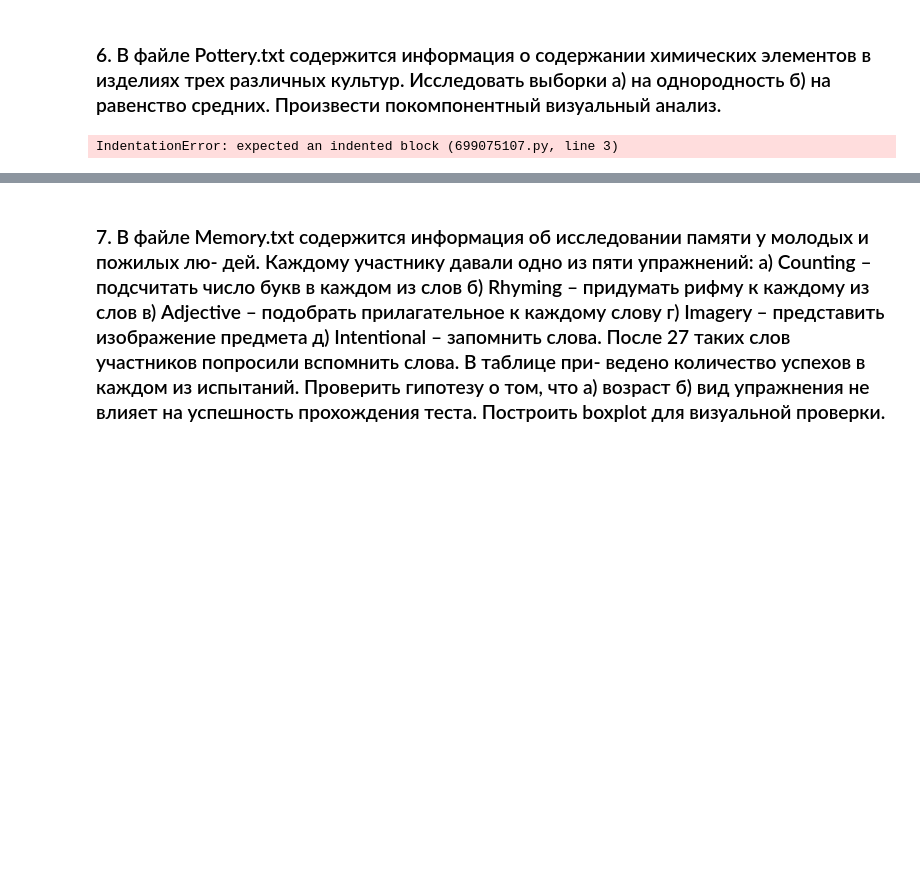
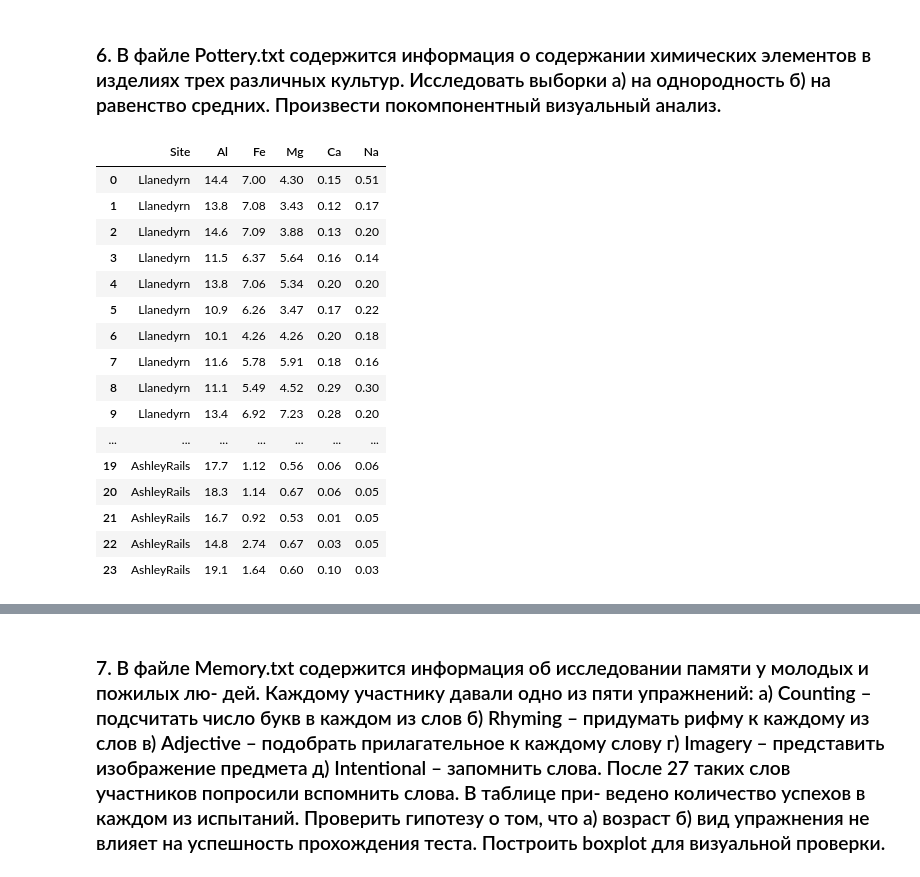
Before and after one commit to IvanBo4kov/data-analysis-fsr, a Jupyter notebook: homework_2/second2.ipynb, the cells around one changed output, grey strips where cells are left out. Drawn from its saved outputs; the diff is of its cells as text; code cells hidden in the pictures; blank space fills up the shorter version.

```diff
--- a/homework_2/second2.ipynb
+++ b/homework_2/second2.ipynb
@@ -207,7 +207,27 @@ print('4:', p_value4)
 # %% [markdown]
 ### 6. В файле Pottery.txt содержится информация о содержании химических элементов в изделиях трех различных культур. Исследовать выборки а) на однородность б) на равенство средних. Произвести покомпонентный визуальный анализ.
-# %%
-with open("Pottery.txt") as file:
-    for line in file:
-# %% [output]
-IndentationError: expected an indented block (699075107.py, line 3)
+# %%
+# сложный вариант
+
+import pandas as pd
+
+d = pd.read_csv("Pottery.txt", sep=" ")
+d
+# %% [output]
+|  | Site | Al | Fe | Mg | Ca | Na |
+| 0 | Llanedyrn | 14.4 | 7.00 | 4.30 | 0.15 | 0.51 |
+| 1 | Llanedyrn | 13.8 | 7.08 | 3.43 | 0.12 | 0.17 |
+| 2 | Llanedyrn | 14.6 | 7.09 | 3.88 | 0.13 | 0.20 |
+| 3 | Llanedyrn | 11.5 | 6.37 | 5.64 | 0.16 | 0.14 |
+| 4 | Llanedyrn | 13.8 | 7.06 | 5.34 | 0.20 | 0.20 |
+| 5 | Llanedyrn | 10.9 | 6.26 | 3.47 | 0.17 | 0.22 |
+| 6 | Llanedyrn | 10.1 | 4.26 | 4.26 | 0.20 | 0.18 |
+| 7 | Llanedyrn | 11.6 | 5.78 | 5.91 | 0.18 | 0.16 |
+| 8 | Llanedyrn | 11.1 | 5.49 | 4.52 | 0.29 | 0.30 |
+| 9 | Llanedyrn | 13.4 | 6.92 | 7.23 | 0.28 | 0.20 |
+| ... | ... | ... | ... | ... | ... | ... |
+| 19 | AshleyRails | 17.7 | 1.12 | 0.56 | 0.06 | 0.06 |
+| 20 | AshleyRails | 18.3 | 1.14 | 0.67 | 0.06 | 0.05 |
+| 21 | AshleyRails | 16.7 | 0.92 | 0.53 | 0.01 | 0.05 |
+| 22 | AshleyRails | 14.8 | 2.74 | 0.67 | 0.03 | 0.05 |
+| 23 | AshleyRails | 19.1 | 1.64 | 0.60 | 0.10 | 0.03 |
```
Also changed, not shown: parts of 17 cells of this notebook, 1 other file.
